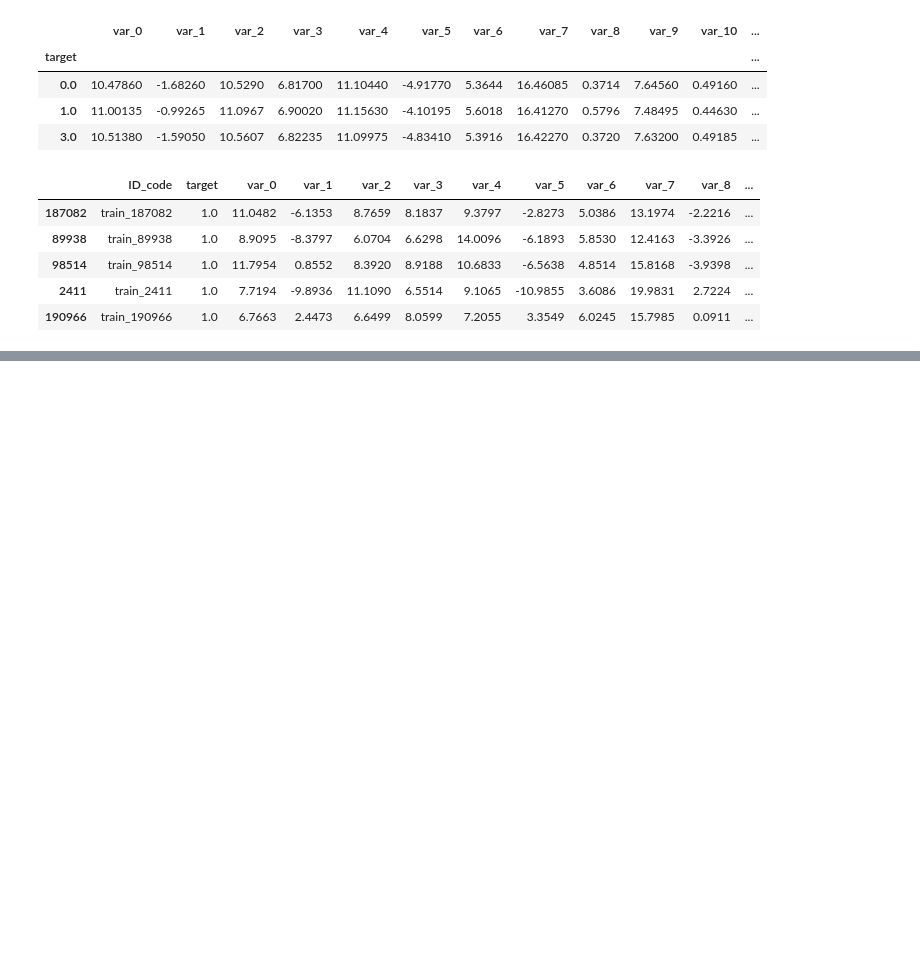
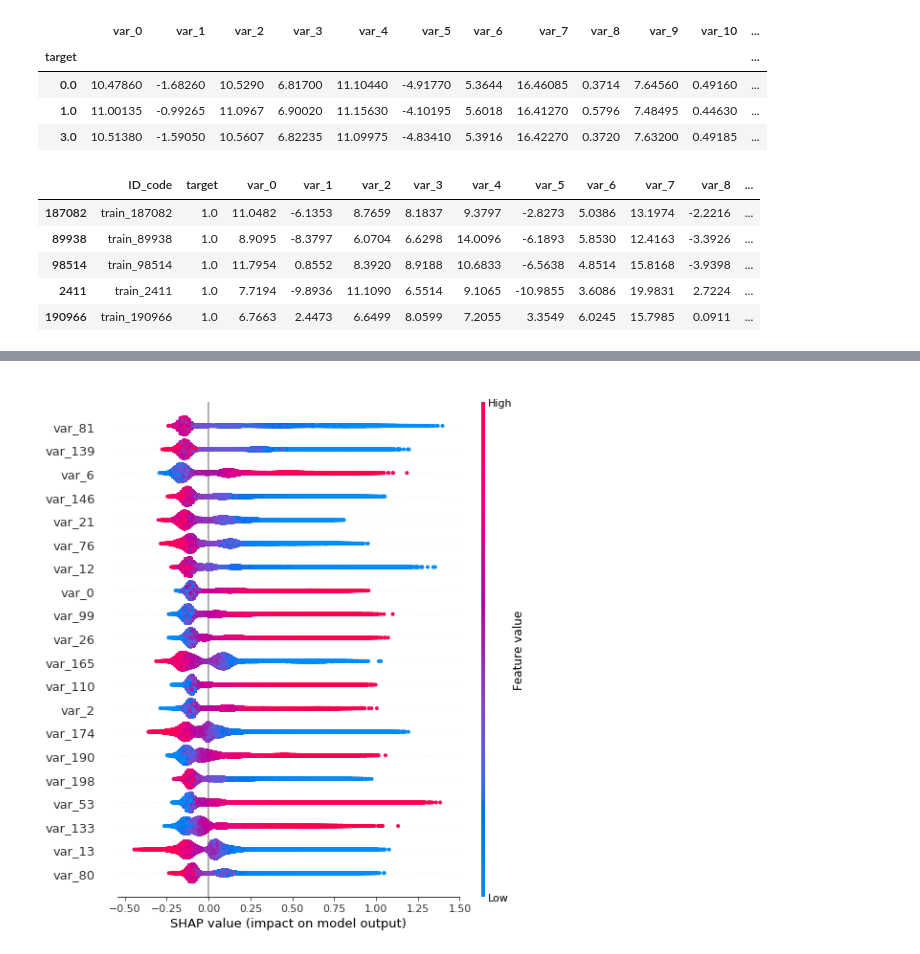
Before and after one commit to qiletan/santander-customer-transaction-prediction, a Jupyter notebook: notebooks/04_lgb_FE.ipynb, the cells around one changed output, grey strips where cells are left out. Saved outputs shown, nothing was run; the diff lists cells and outputs as text; code cells hidden in the pictures; blank space fills up the shorter version.

Commit message:
tried shap and most vars show linear clear relationship

```diff
--- a/notebooks/04_lgb_FE.ipynb
+++ b/notebooks/04_lgb_FE.ipynb
@@ -297,0 +306,31 @@ most_wrong_1.head()
+# %%
+from sklearn.model_selection import train_test_split
+
+X_train, X_test, y_train, y_test = train_test_split(train_df[feats], train_df['target'], test_size=0.50, random_state=42)
+
+
+parameters = {
+    'objective': 'binary',
+    'metric': 'auc',
+    'is_unbalance': 'true',
+    #'scale_pos_weight': 400,
+    #'device' : 'gpu' ,
+    'boosting': 'gbdt',
+    'num_leaves': 31, #31
+    'feature_fraction': 0.5,
+    'bagging_fraction': 0.7,
+    'bagging_freq': 10,
+    'learning_rate': 0.05, #0.05
+    'verbose': 30
+    #'min_data_in_leaf': 200
+}
+
+trn_lgb = lgb.Dataset(X_train, y_train)
+val_lgb = lgb.Dataset(X_test, y_test)
+clf = lgb.train(parameters,
+                 train_set=trn_lgb,
+                 #valid_sets=[valid_data_lgb,holdout_data_lgb],
+                 valid_sets=[trn_lgb, val_lgb],
+                 num_boost_round=3000,
+                 early_stopping_rounds=50,
+                 verbose_eval=100)
@@ -297,0 +350,12 @@ most_wrong_1.head()
+# %%
+import shap
+
+# load JS visualization code to notebook
+shap.initjs()
+
+
+explainer = shap.TreeExplainer(clf)
+shap_values = explainer.shap_values(X_train)
+
+# visualize the first prediction's explanation (use matplotlib=True to avoid Javascript)
+# shap.force_plot(explainer.expected_value, shap_values[0,:], X.iloc[0,:])
@@ -297,0 +364,4 @@ most_wrong_1.head()
+# %%
+shap.summary_plot(shap_values, X_train)
+# %% [output]
+[figure, added]
```
Also changed, not shown: parts of 15 cells of this notebook.
